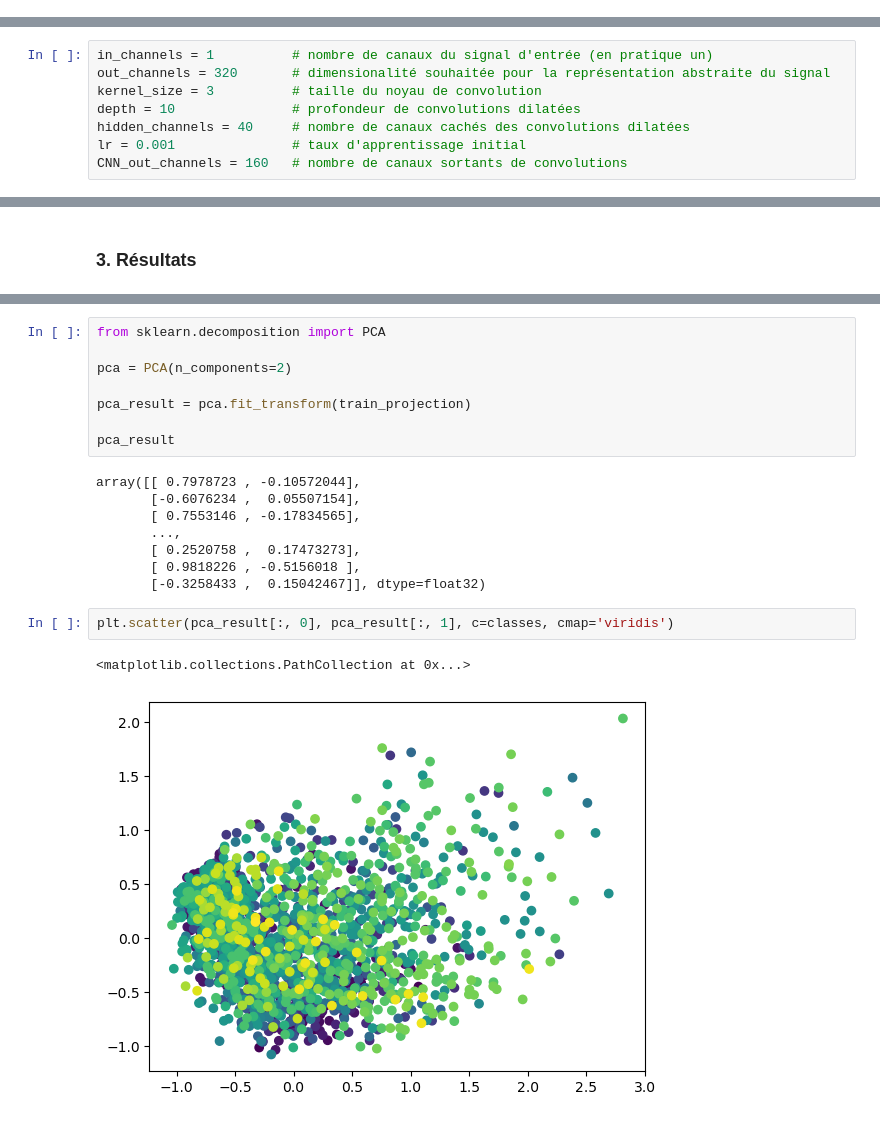
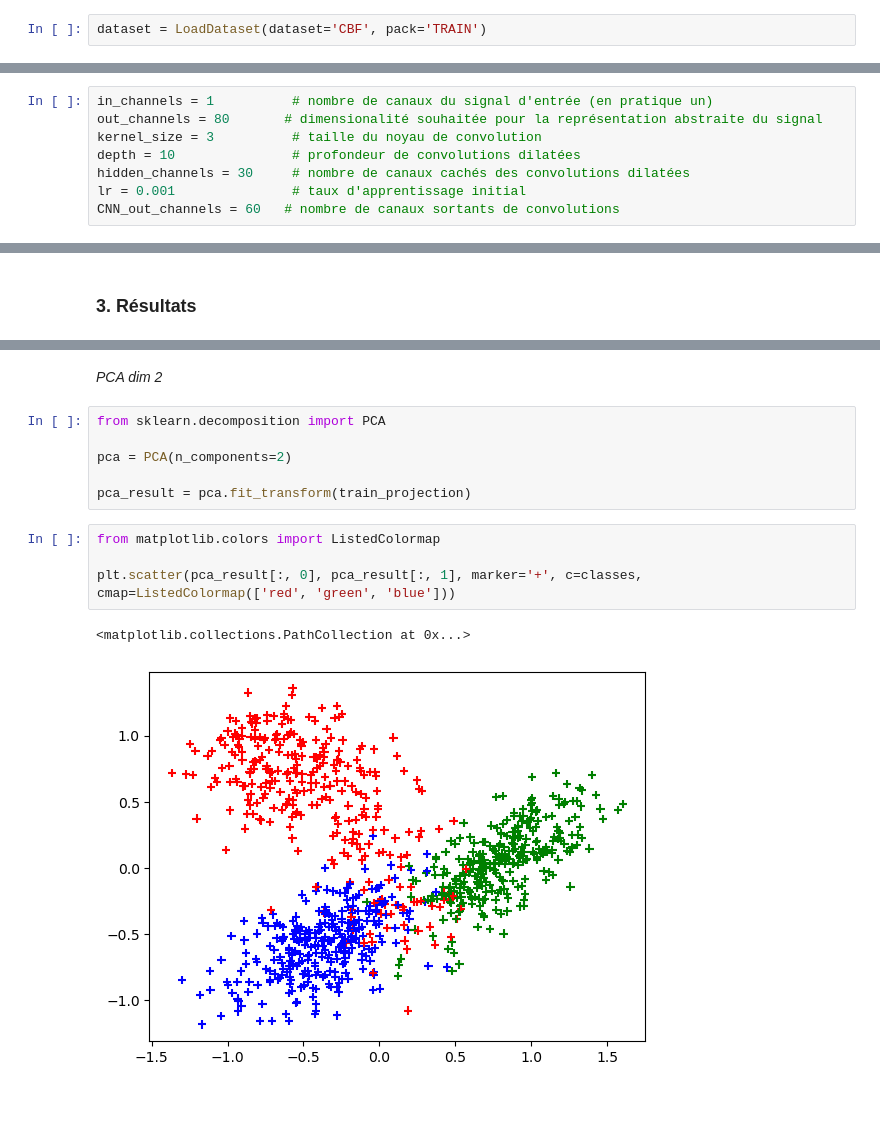
Before and after one commit to Lorbru/UnsupervisedTimeSeries, a Jupyter notebook: demo.ipynb, the cells around one changed output, grey strips where cells are left out. Saved outputs shown, nothing was run; the diff lists cells and outputs as text.

```diff
--- a/demo.ipynb
+++ b/demo.ipynb
@@ -20,3 +18,5 @@ dataset = PhonemeDataset()
+# %%
+dataset = LoadDataset(dataset='CBF', pack='TRAIN')
 # %%
 dataset[0]
 # %% [output]
@@ -42,12 +56,12 @@ dataloader = DataLoader(dataset, batch_size=32, shuffle=True)
 from encoder import *
 # %%
 in_channels = 1          # nombre de canaux du signal d'entrée (en pratique un)
-out_channels = 320       # dimensionalité souhaitée pour la représentation abstraite du signal
+out_channels = 80       # dimensionalité souhaitée pour la représentation abstraite du signal
 kernel_size = 3          # taille du noyau de convolution
 depth = 10               # profondeur de convolutions dilatées
-hidden_channels = 40     # nombre de canaux cachés des convolutions dilatées
+hidden_channels = 30     # nombre de canaux cachés des convolutions dilatées
 lr = 0.001               # taux d'apprentissage initial
-CNN_out_channels = 160   # nombre de canaux sortants de convolutions
+CNN_out_channels = 60   # nombre de canaux sortants de convolutions
 # %%
 Model = Encoder(
     in_channels=in_channels,
@@ -148,21 +174,15 @@ plt.imshow(train_projection, cmap='viridis', aspect='auto')
+# %% [markdown]
+*PCA dim 2*
 # %%
 from sklearn.decomposition import PCA
 
 pca = PCA(n_components=2)
 
 pca_result = pca.fit_transform(train_projection)
-
-pca_result
-# %% [output]
-array([[ 0.7978723 , -0.10572044],
-       [-0.6076234 ,  0.05507154],
-       [ 0.7553146 , -0.17834565],
-       ...,
-       [ 0.2520758 ,  0.17473273],
-       [ 0.9818226 , -0.5156018 ],
-       [-0.3258433 ,  0.15042467]], dtype=float32)
 # %%
-plt.scatter(pca_result[:, 0], pca_result[:, 1], c=classes, cmap='viridis')
+from matplotlib.colors import ListedColormap
+
+plt.scatter(pca_result[:, 0], pca_result[:, 1], marker='+', c=classes, cmap=ListedColormap(['red', 'green', 'blue']))
 # %% [output]
 <matplotlib.collections.PathCollection at 0x...>
-[figure, old version]
+[figure, new version]
```
Also changed, not shown: parts of 13 cells of this notebook, 12 other files.
